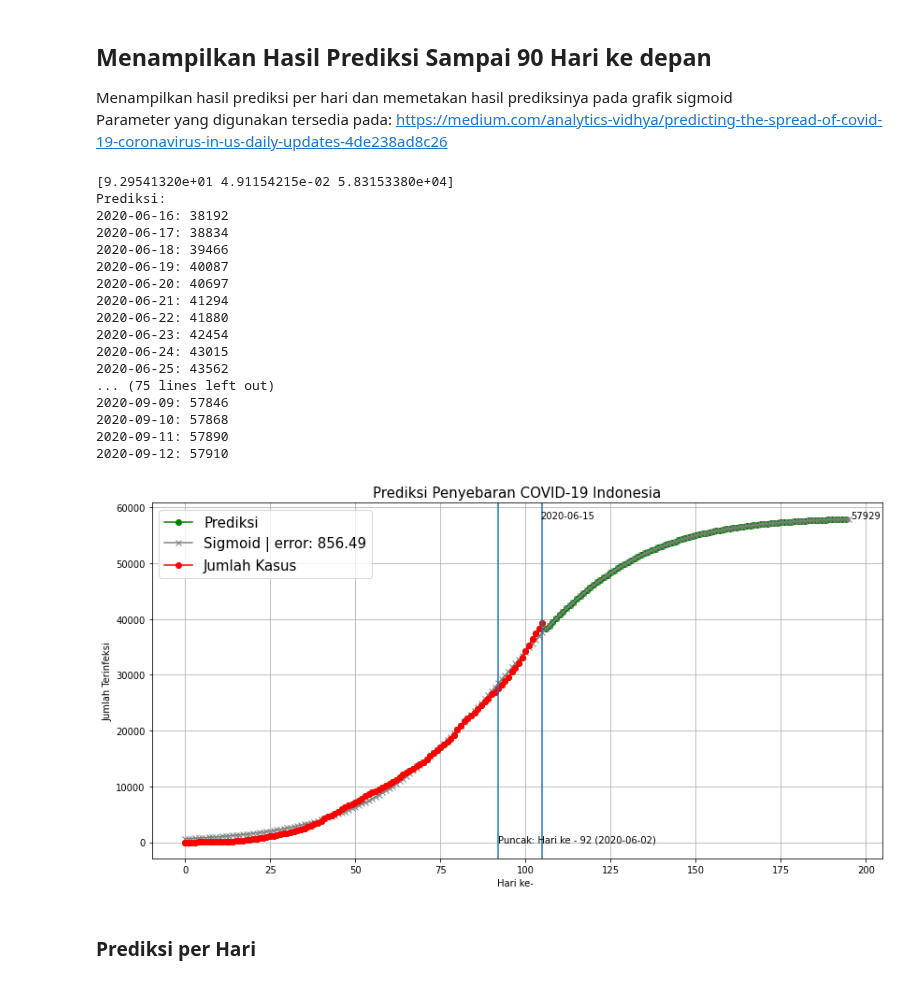
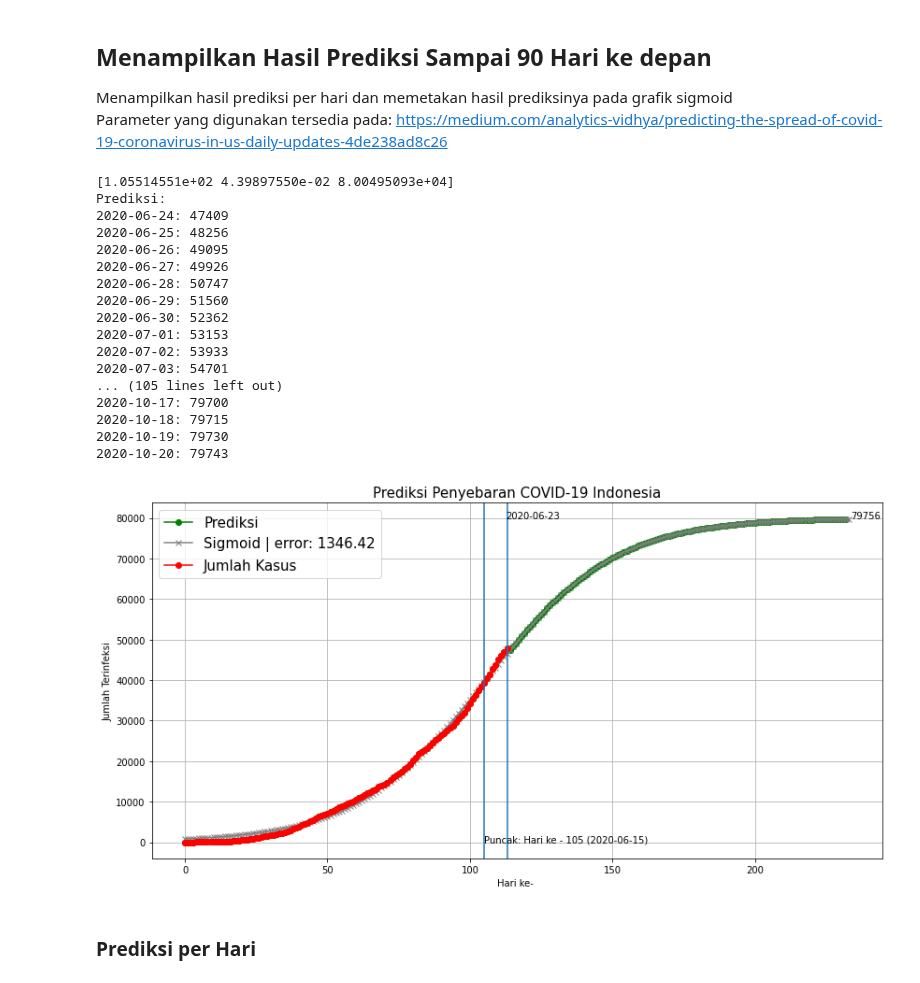
Before and after one commit to Vidi005/COVID-19-Prediciton-Indonesia, a Jupyter notebook: COVID_19_Prediciton_Indonesia.ipynb, the cells around one changed output. Saved outputs shown, nothing was run; the diff lists cells and outputs as text; code cells hidden in the pictures.

```diff
--- a/COVID_19_Prediciton_Indonesia.ipynb
+++ b/COVID_19_Prediciton_Indonesia.ipynb
@@ -141,7 +141,7 @@ def plot_predict(case, future_days):
     x = np.arange(len(y))
 
     # fitting the data on the logistic function
-    popt_sig, pcov_sig = curve_fit(f_sigmoid, x, y, method="dogbox", bounds=([12., 0.001, y.mean()],[150., 2.5, 10*y.max()]))
+    popt_sig, pcov_sig = curve_fit(f_sigmoid, x, y, method="dogbox", bounds=([12., 0.001, y.mean()],[180., 2.5, 10*y.max()]))
     print(popt_sig)
     peakday = datetime.strftime(datetime.strptime(graph["Tanggal"][inception], "%Y-%m-%d")+timedelta(days=int(popt_sig[0])), "%Y-%m-%d")
     plt.figure(figsize=(14,7))
@@ -150,7 +150,7 @@ def plot_predict(case, future_days):
     y_m = f_sigmoid(x_m, *popt_sig)
 
     print("Prediksi:")
-    for i in range(1,90):
+    for i in range(1,120):
         pday = datetime.strftime(datetime.strptime(graph["Tanggal"][inception], "%Y-%m-%d")+timedelta(days=len(y)+i-1), "%Y-%m-%d")
         print("%s: %d" % (pday, y_m[len(y)+i-1]))
         plt.plot(x[-1]+i, y_m[len(y)+i-1], marker="o", c="g")
@@ -178,26 +178,26 @@ Menampilkan hasil prediksi per hari dan memetakan hasil prediksinya pada grafik
 <br>
 Parameter yang digunakan tersedia pada: https://medium.com/analytics-vidhya/predicting-the-spread-of-covid-19-coronavirus-in-us-daily-updates-4de238ad8c26
 # %%
-plot_predict("Jumlah Kasus", 90)
+plot_predict("Jumlah Kasus", 120)
 # %% [output]
-[9.29541320e+01 4.91154215e-02 5.83153380e+04]
+[1.05514551e+02 4.39897550e-02 8.00495093e+04]
 Prediksi:
-2020-06-16: 38192
-2020-06-17: 38834
-2020-06-18: 39466
-2020-06-19: 40087
-2020-06-20: 40697
-2020-06-21: 41294
-2020-06-22: 41880
-2020-06-23: 42454
-2020-06-24: 43015
-2020-06-25: 43562
-... (75 lines left out)
-2020-09-09: 57846
-2020-09-10: 57868
-2020-09-11: 57890
-2020-09-12: 57910
+2020-06-24: 47409
+2020-06-25: 48256
+2020-06-26: 49095
+2020-06-27: 49926
+2020-06-28: 50747
+2020-06-29: 51560
+2020-06-30: 52362
+2020-07-01: 53153
+2020-07-02: 53933
+2020-07-03: 54701
+... (105 lines left out)
+2020-10-17: 79700
+2020-10-18: 79715
+2020-10-19: 79730
+2020-10-20: 79743
-[figure, old version]
+[figure, new version]
 # %% [markdown]
 ### Prediksi per Hari
 # %%
```
Also changed, not shown: parts of 6 cells of this notebook.
